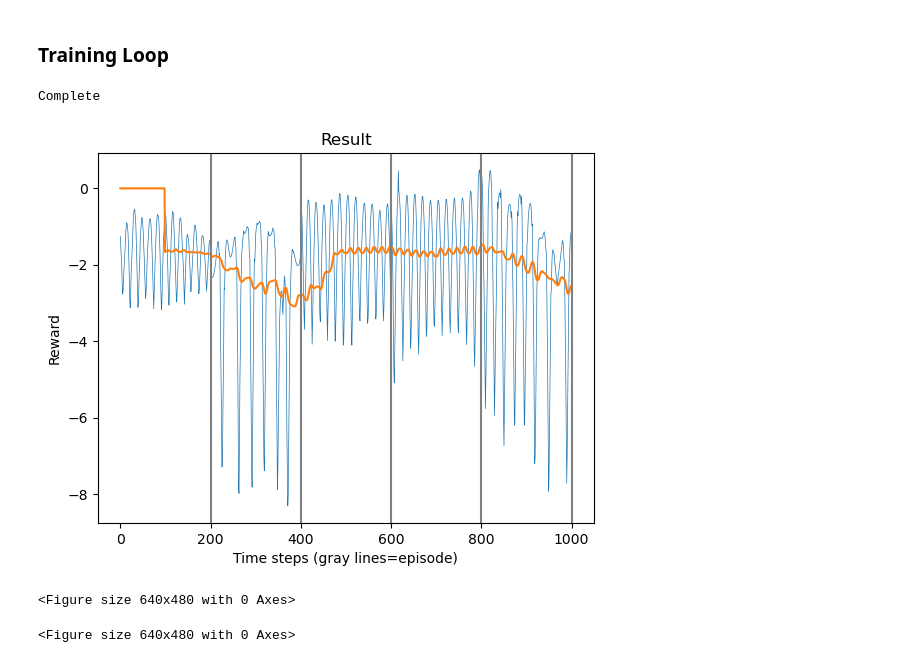
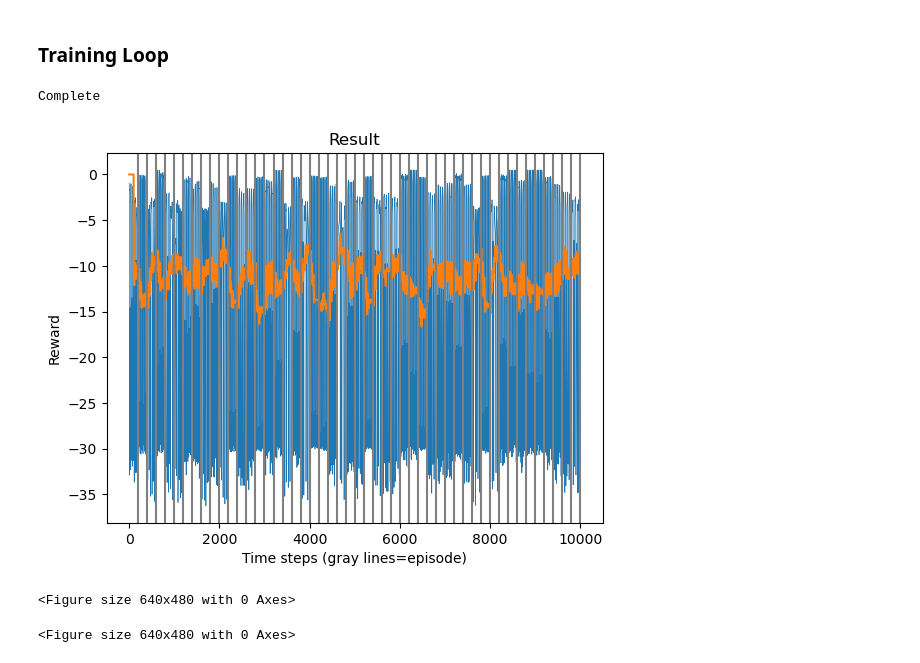
Before and after one commit to Ojcah/TFG_2024, a Jupyter notebook: PruebasDQN/PendulumDQN.ipynb, the cells around one changed output. Drawn from its saved outputs; the diff is of its cells as text; code cells hidden in the pictures.

```diff
--- a/PruebasDQN/PendulumDQN.ipynb
+++ b/PruebasDQN/PendulumDQN.ipynb
@@ -31,7 +31,7 @@ import torch.optim as optim
 import torch.nn.functional as F
 import numpy as np
 # %%
-#env = gym.make("Pendulum-v1")
+#env = gym.make("Pendulum-v1", g=9.81)
 env = gym.make("Pendulum-v1", render_mode="human", g=9.81)
 
 
@@ -51,7 +51,7 @@ print(torch.cuda.is_available())
 
 def calculate_reward(observ, torque, target_angle):
     #theta, theta_dot = state
-    theta = math.acos(observ[0])
+    theta = math.atan2(observ[1],observ[0])
     theta_dot = observ[2]
 
     theta_n = ((theta + np.pi) % (2*np.pi)) - np.pi
@@ -304,14 +266,14 @@ def optimize_model():
 # %%
 if torch.cuda.is_available():
     #num_episodes = 600
-    num_episodes = 5
+    num_episodes = 50
 else:
     #num_episodes = 50
     num_episodes = 10
 
 new_rewards = []
 
-target_angle = 90
+target_angle = 135
 
 for i_episode in range(num_episodes):
     # Initialize the environment and get its state
@@ -363,33 +325,33 @@ for i_episode in range(num_episodes):
         ## ***************************
         # Guardar el modelo
         torch.save(policy_net.state_dict(), "models/Pendulum_"+str(num_episodes)+"eps.pth")
         # Cargar el modelo
         #model = TheModelClass(*args, **kwargs)
         #model.load_state_dict(torch.load(PATH))
         #model.eval()
         ## ***************************
 
         # Soft update of the target network's weights
         # θ′ ← τ θ + (1 −τ )θ′
         target_net_state_dict = target_net.state_dict()
         policy_net_state_dict = policy_net.state_dict()
         for key in policy_net_state_dict:
             target_net_state_dict[key] = policy_net_state_dict[key]*TAU + target_net_state_dict[key]*(1-TAU)
         target_net.load_state_dict(target_net_state_dict)
 
         if done:
             episode_rewards = episode_rewards + new_rewards
             new_rewards = []
             plot_rewards()
             break
 
 print('Complete')
 plot_rewards(show_result=True)
 plt.ioff()
 plt.show()
 env.close()
 # %% [output]
 Complete
-[figure, old version]
+[figure, new version]
 <Figure size 640x480 with 0 Axes>
 <Figure size 640x480 with 0 Axes>
```
Also changed, not shown: parts of 1 cell of this notebook.
